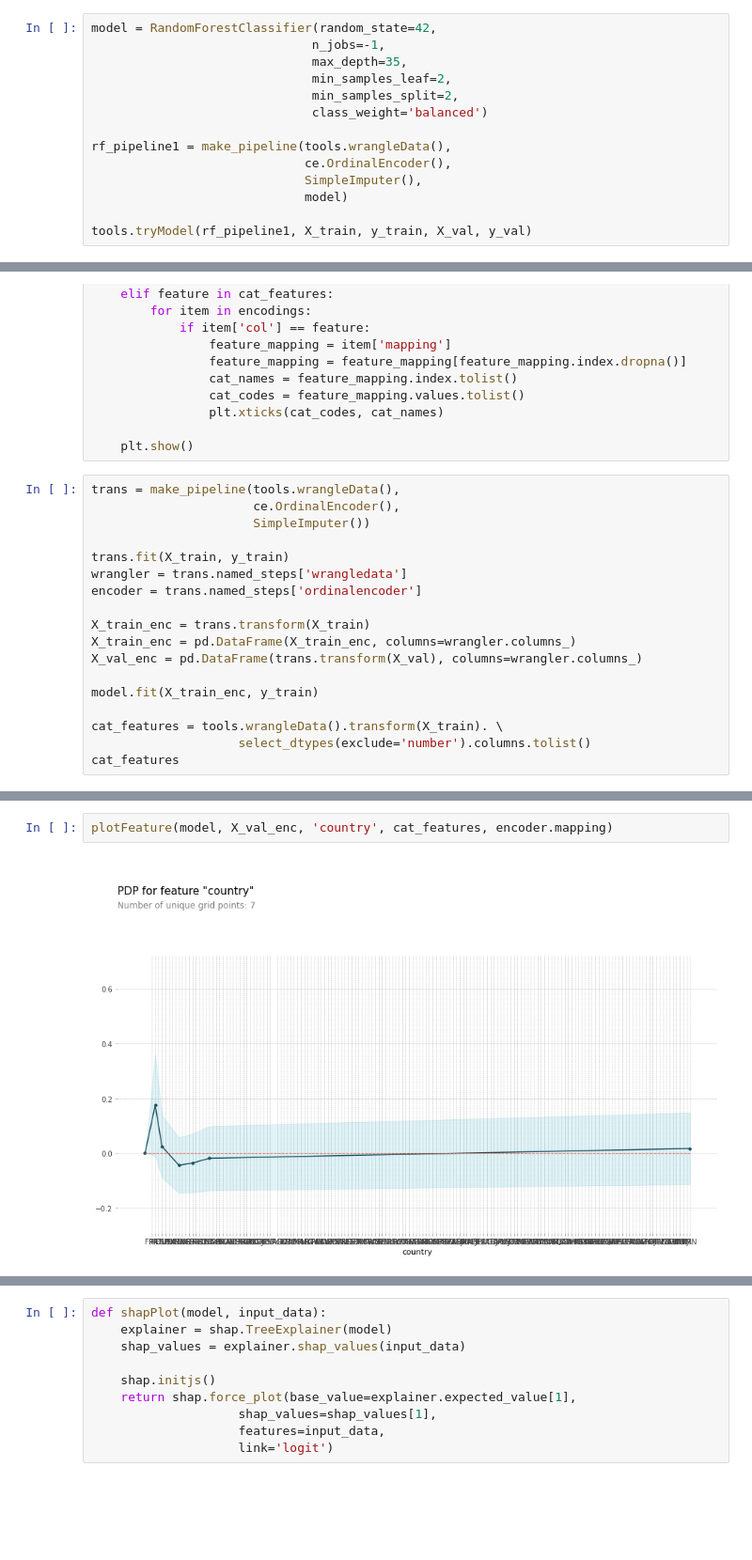
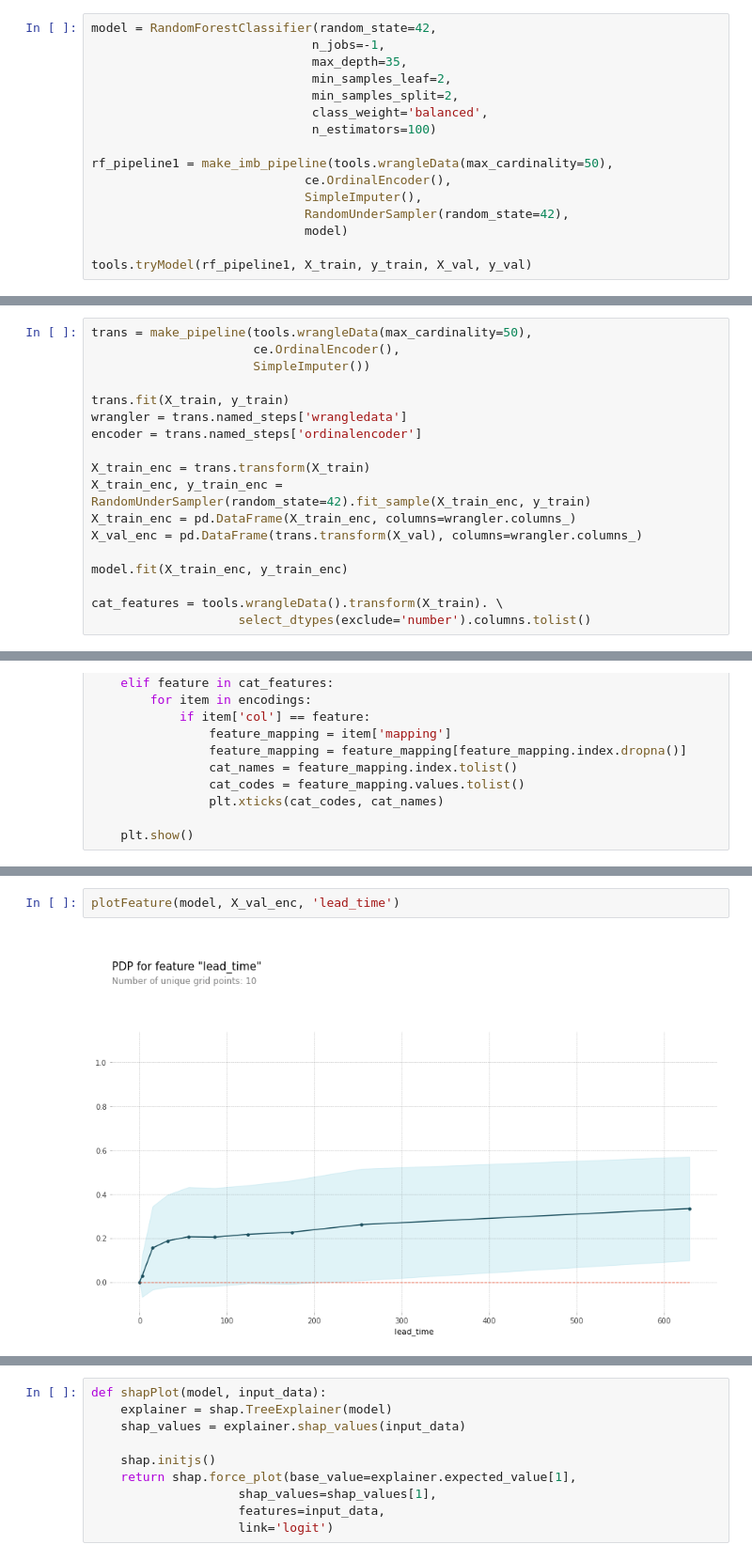
Before and after one commit to karencfisher/Hotel-Cancellations, a Jupyter notebook: notebooks/Model.ipynb, the cells around one changed output, grey strips where cells are left out. Shown at 94% size. Drawn from its saved outputs; the diff is of its cells as text; blank space fills up the shorter version.

```diff
--- a/notebooks/Model.ipynb
+++ b/notebooks/Model.ipynb
@@ -166,11 +164,13 @@ model = RandomForestClassifier(random_state=42,
                               max_depth=35,
                               min_samples_leaf=2,
                               min_samples_split=2,
-                              class_weight='balanced')
+                              class_weight='balanced',
+                              n_estimators=100)
 
-rf_pipeline1 = make_pipeline(tools.wrangleData(),
+rf_pipeline1 = make_imb_pipeline(tools.wrangleData(max_cardinality=50),
                              ce.OrdinalEncoder(),
                              SimpleImputer(),
+                             RandomUnderSampler(random_state=42),
                              model)
 
 tools.tryModel(rf_pipeline1, X_train, y_train, X_val, y_val)
@@ -188,3 +188,21 @@ Validate score = 87.86295469049138 %
+# %%
+trans = make_pipeline(tools.wrangleData(max_cardinality=50),
+                      ce.OrdinalEncoder(),
+                      SimpleImputer())
+
+trans.fit(X_train, y_train)
+wrangler = trans.named_steps['wrangledata']
+encoder = trans.named_steps['ordinalencoder']
+
+X_train_enc = trans.transform(X_train)
+X_train_enc, y_train_enc = RandomUnderSampler(random_state=42).fit_sample(X_train_enc, y_train)
+X_train_enc = pd.DataFrame(X_train_enc, columns=wrangler.columns_)
+X_val_enc = pd.DataFrame(trans.transform(X_val), columns=wrangler.columns_)
+
+model.fit(X_train_enc, y_train_enc)
+
+cat_features = tools.wrangleData().transform(X_train). \
+                    select_dtypes(exclude='number').columns.tolist()
 # %%
 tools.permutationImports(model, X_train, y_train, X_val, y_val)
 # %% [output]
@@ -230,21 +248,3 @@ def plotFeature(model, df, feature, cat_features=[], encodings=None):
                 plt.xticks(cat_codes, cat_names)
 
     plt.show()
-# %%
-trans = make_pipeline(tools.wrangleData(),
-                      ce.OrdinalEncoder(),
-                      SimpleImputer())
-
-trans.fit(X_train, y_train)
-wrangler = trans.named_steps['wrangledata']
-encoder = trans.named_steps['ordinalencoder']
-
-X_train_enc = trans.transform(X_train)
-X_train_enc = pd.DataFrame(X_train_enc, columns=wrangler.columns_)
-X_val_enc = pd.DataFrame(trans.transform(X_val), columns=wrangler.columns_)
-
-model.fit(X_train_enc, y_train)
-
-cat_features = tools.wrangleData().transform(X_train). \
-                    select_dtypes(exclude='number').columns.tolist()
-cat_features
@@ -259,7 +251,7 @@ cat_features
 # %%
-plotFeature(model, X_val_enc, 'country', cat_features, encoder.mapping)
+plotFeature(model, X_val_enc, 'lead_time')
 # %% [output]
-[figure, old version]
+[figure, new version]
 # %%
 plotFeature(model, X_val_enc, 'total_of_special_requests', cat_features, encoder.mapping)
 # %% [output]
```
Also changed, not shown: parts of 17 cells of this notebook.
